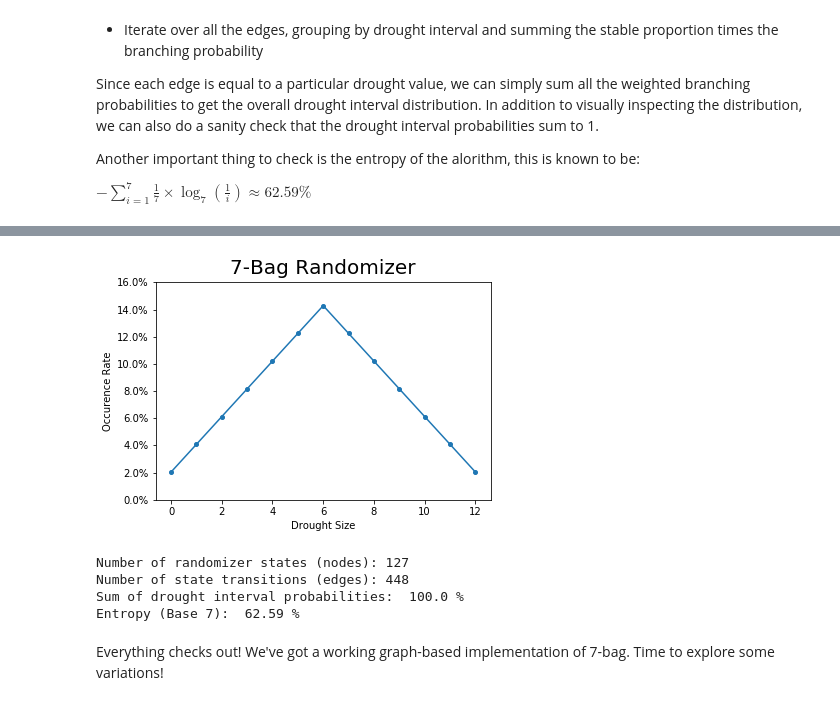
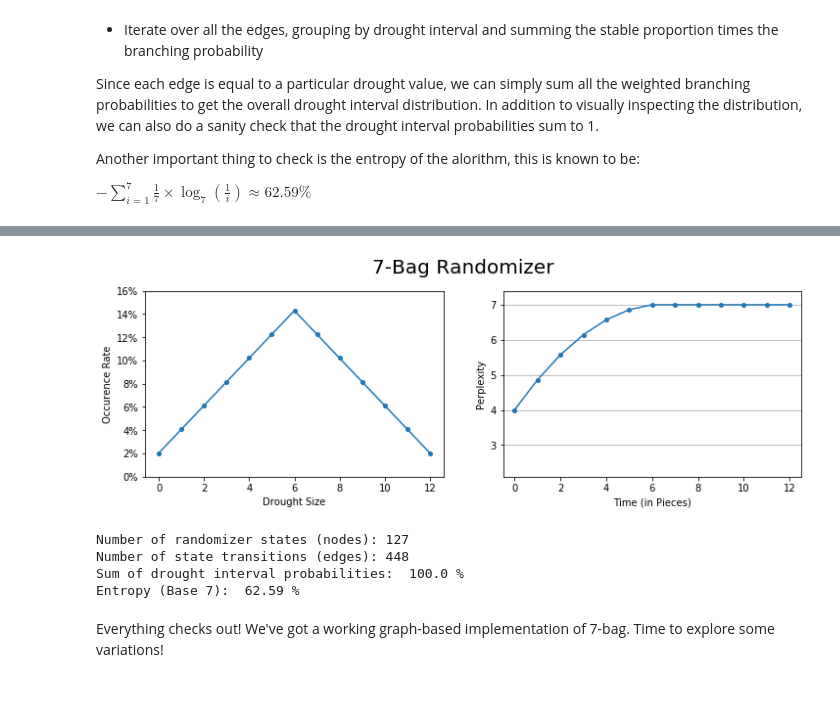
Before and after one commit to ericjtaylor/new_bags, a Jupyter notebook: new_bag.ipynb, the cells around one changed output, grey strips where cells are left out. Saved outputs shown, nothing was run; the diff lists cells and outputs as text; code cells hidden in the pictures.

Commit message:
Added entropy curve to output

```diff
--- a/new_bag.ipynb
+++ b/new_bag.ipynb
@@ -236,9 +236,10 @@ def get_drought_dist(G, stable, drought_max=12):
     # also remember which pick index the piece of interest is in (starts at 0)
     vec = dict(((0, state), p) for state, p in stable.items())
 
-    drought_dist = defaultdict(lambda: 0)
+    drought_dist = {}
     # consider only a bounded number of drought sizes (some randomizers have no upper limit)
     for drought in range(drought_max + 1):
+        drought_dist[drought] = 0
         old_vec = copy.deepcopy(vec)
         vec = defaultdict(lambda: 0)
 
@@ -384,42 +396,54 @@ Another important thing to check is the entropy of the alorithm, this is known t
 
 $-\sum \limits_{i=1}^7 \frac{1}{7} \times \log_7(\frac{1}{i}) \approx 62.59\%$
 # %%
-def plot_counter(counter, name):
-    keys = []
-    values = []
-    xlim = max(counter.keys())
-    xlim = max([xlim, 12])
-    for key in range(xlim + 1):
-        keys.append(key)
-        values.append(counter[key])
-    plot = plt.plot(keys, values, marker='o', markersize=4)
-    plt.ylim(bottom=0, top=round(max(values) + 0.015, 2))
-    plt.gca().yaxis.set_major_formatter(PercentFormatter(1))
-    plt.title(name + " Randomizer", fontsize=20, y=1.01)
-    plt.xlabel("Drought Size")
-    plt.ylabel("Occurence Rate")
+def plot_counter(name, drought, perplexity):
+
+    from matplotlib.ticker import FuncFormatter
+
+    fig, (ax1, ax2) = plt.subplots(1, 2, figsize=(12, 3.5))
+    fig.suptitle(name + " Randomizer", fontsize=20, y=1.01)
+
+    x = [x for x in range(len(drought))]
+    y = [y for y in drought.values()]
+    ax1.plot(x, y, marker='o', markersize=4)
+    ax1.set_ylim(bottom=0, top=round(max(y) + 0.015, 2))
+    ax1.yaxis.set_major_formatter(FuncFormatter(lambda y, _: '{:.0%}'.format(y)))
+    ax1.set_xlabel("Drought Size")
+    ax1.set_ylabel("Occurence Rate")
+
+    x = [x for x in range(len(perplexity))]
+    y = [y for y in perplexity.values()]
+    ax2.plot(x, y, marker='o', markersize=4)
+    ax2.set_xlim([-0.5, 12.5])
+    ax2.set_ylim([2.1, 7.4])
+    ax2.yaxis.grid(True)
+    ax2.set_xlabel("Time (in Pieces)")
+    ax2.set_ylabel("Perplexity")
+
     plt.show()
 
 
-def rand_report(graph, name, save=False):
-    stable = get_eigenvector(graph)
-    drought_dist = get_drought_dist(graph, stable)
-    entropy_dist = get_entropy_dist(graph, stable, future_max = 0)
-    entropy = entropy_dist[0]
+def rand_report(G, name, save=False):
 
-    plot_counter(drought_dist, name)
-#     plot_counter(entropy_dist, name)
+#     G = fold_graph(G)
 
-    print("Number of randomizer states (nodes):", len(graph))
-    print("Number of state transitions (edges):", len(graph.edges()))
+    stable = get_eigenvector(G)
+    drought_dist = get_drought_dist(G, stable)
+    perplexity_dist = get_perplexity_dist(G, stable, future_max = 12)
+    entropy = get_entropy(G, stable)
+
+    plot_counter(name, drought_dist, perplexity_dist)
+
+    print("Number of randomizer states (nodes):", len(G))
+    print("Number of state transitions (edges):", len(G.edges()))
     print("Sum of drought interval probabilities: ",
           round(100 * sum(drought_dist.values()), 2), "%")
     print("Entropy (Base 7): ", round(100 * entropy, 2), "%")
-#     print("Future Information: ", round(len(entropy_dist) - sum(entropy_dist.values()), 2), "Pieces")
+#     print("Future Information: ", round(len(entropy_dist)*7 - sum(entropy_dist.values()), 4), "Pieces")
     print()
 
     if save == True:
-        write_rand(graph, name)
+        write_rand(G, name)
 
 
 rand_report(B7, "7-Bag")
@@ -427,8 +465,8 @@ rand_report(B7, "7-Bag")
-[figure, old version]
+[figure, new version]
-Number of randomizer states (nodes): 127
-Number of state transitions (edges): 448
-Sum of drought interval probabilities:  100.0 %
-Entropy (Base 7):  62.59 %
+Number of randomizer states (nodes): 127
+Number of state transitions (edges): 448
+Sum of drought interval probabilities:  100.0 %
+Entropy (Base 7):  62.59 %
 # %% [markdown]
 Everything checks out! We've got a working graph-based implementation of 7-bag. Time to explore some variations!
 # %% [markdown]
```
Also changed, not shown: parts of 22 cells of this notebook.
